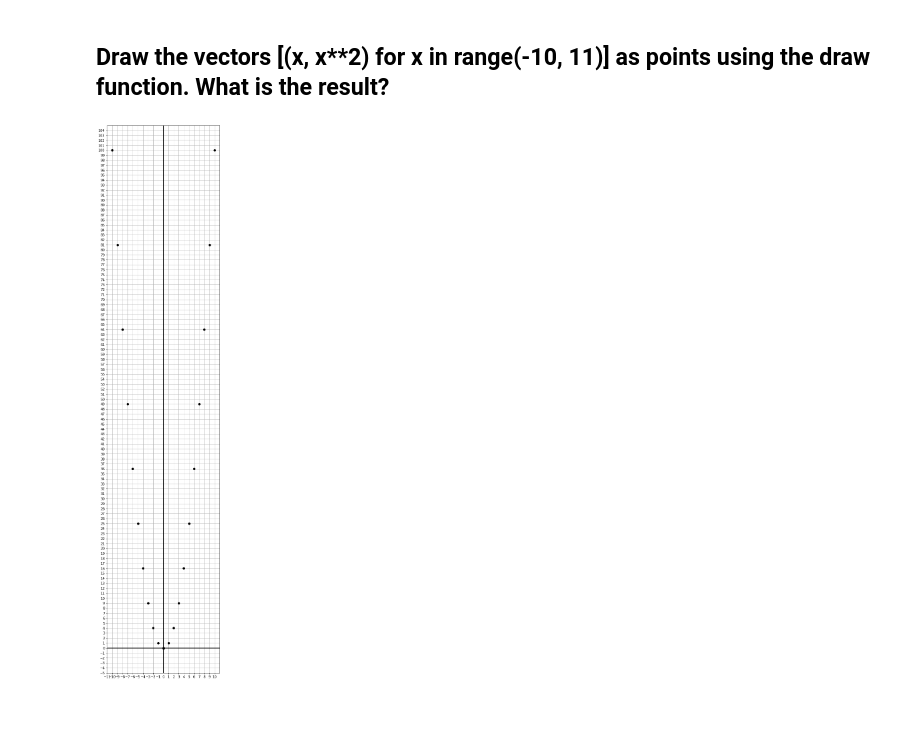
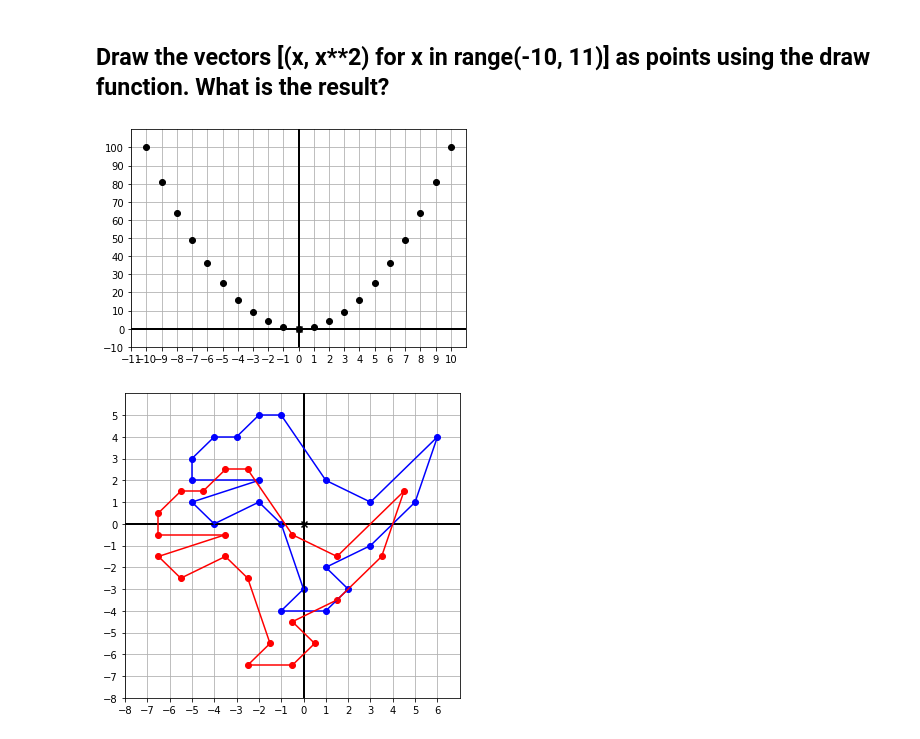
Before and after one commit to sergiovasquez122/Mathematics-for-programmers, a Jupyter notebook: Chapter_2_vectors.ipynb, the cells around one changed output. Saved outputs shown, nothing was run; the diff lists cells and outputs as text; code cells hidden in the pictures; blank space fills up the shorter version.

```diff
--- a/Chapter_2_vectors.ipynb
+++ b/Chapter_2_vectors.ipynb
@@ -43,6 +43,7 @@ draw(Points(*dino_vectors), Polygon(*dino_vectors))
 ## Draw the vectors [(x, x**2) for x in range(-10, 11)] as points using the draw function. What is the result?
 # %%
 vec_list = [(x, x**2) for x in range(-10, 11)]
-draw(Points(*vec_list))
+draw(Points(*vec_list),
+    grid = (1, 10), nice_aspect_ratio = False)
 # %% [output]
-[figure, old version]
+[figure, new version]
@@ -48,0 +53,11 @@ draw(Points(*vec_list))
+# %%
+dino_vectors2 = [add2((-1.5, -2.5), v) for v in dino_vectors]
+
+draw(
+Points(*dino_vectors, color = 'blue'),
+    Polygon(*dino_vectors, color = 'blue'),
+    Points(*dino_vectors2, color = 'red'),
+    Polygon(*dino_vectors2, color = 'red')
+)
+# %% [output]
+[figure, added]
```
Also changed, not shown: parts of 4 cells of this notebook.
